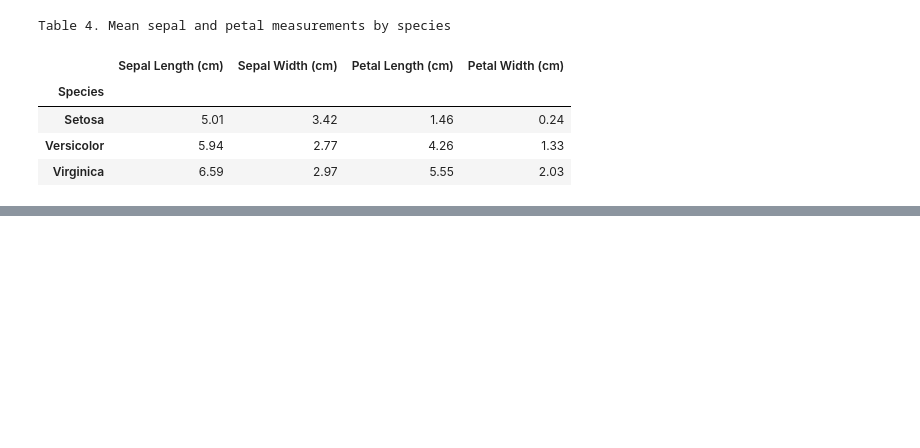
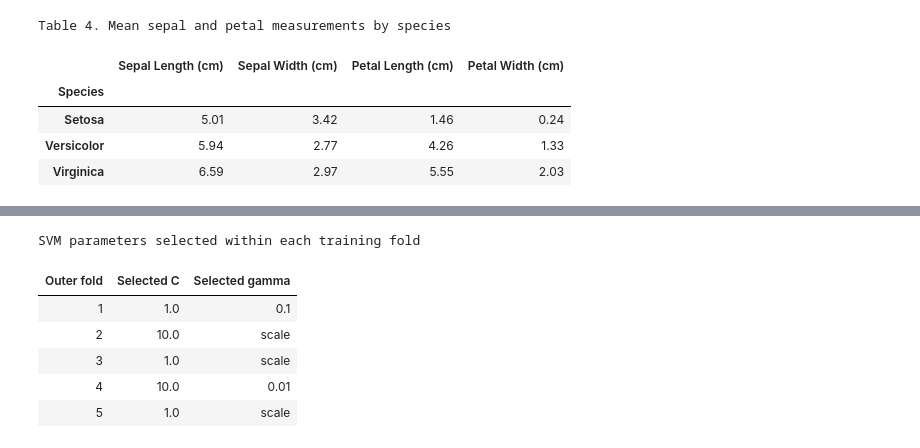
Before and after one commit to sallyyc/datasci530fall2026, a Jupyter notebook: Assignments/Assignment 5/Assignment 5.ipynb, the cells around one changed output, grey strips where cells are left out. Saved outputs shown, nothing was run; the diff lists cells and outputs as text; code cells hidden in the pictures; blank space fills up the shorter version.

```diff
--- a/Assignments/Assignment 5/Assignment 5.ipynb
+++ b/Assignments/Assignment 5/Assignment 5.ipynb
@@ -147,0 +216,15 @@ These differences suggest that petal measurements may be useful predictors of sp
+# %%
+# Scale inputs before SVM
+svm_model = Pipeline([
+    ("scaler", StandardScaler()),
+    ("svm", SVC())
+    ])
+
+# Evaluate SVM across folds
+svm_results = cross_validate(
+    svm_model,
+    X,
+    y_class,
+    cv = folds,
+    scoring = scoring,
+    return_train_score = False)
@@ -147,0 +257,38 @@ These differences suggest that petal measurements may be useful predictors of sp
+# %%
+# Evaluate tuned SVM across outer folds
+svm_tuned_results = cross_validate(
+    svm_search,
+    X,
+    y_class,
+    cv=folds,
+    scoring=scoring,
+    return_train_score=False,
+    return_estimator=True)
+# %%
+# Show selected parameters per fold
+selected_parameters = []
+
+for fold_number, search in enumerate(
+    svm_tuned_results["estimator"],
+    start=1):
+    selected_parameters.append({
+        "Outer fold": fold_number,
+        "Selected C": search.best_params_["svm__C"],
+        "Selected gamma": str(search.best_params_["svm__gamma"])
+        })
+
+selected_parameters = pd.DataFrame(selected_parameters)
+
+display(
+    selected_parameters.style
+    .hide(axis="index")
+    .format({"Selected C": "{:.1f}"})
+    .set_caption("SVM parameters selected within each training fold"))
+# %% [output]
+SVM parameters selected within each training fold
+| Outer fold | Selected C | Selected gamma |
+| 1 | 1.0 | 0.1 |
+| 2 | 10.0 | scale |
+| 3 | 1.0 | scale |
+| 4 | 10.0 | 0.01 |
+| 5 | 1.0 | scale |
```
Also changed, not shown: parts of 43 cells of this notebook, 4 other files.
